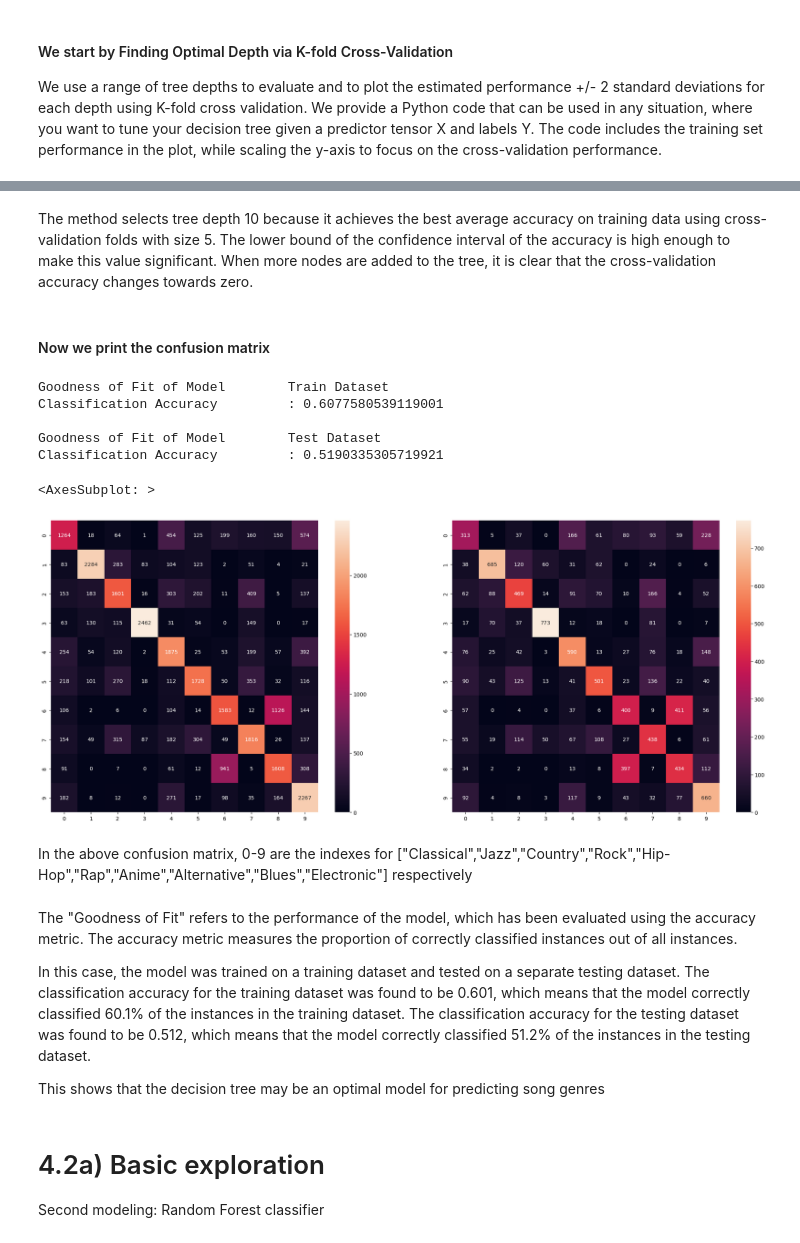
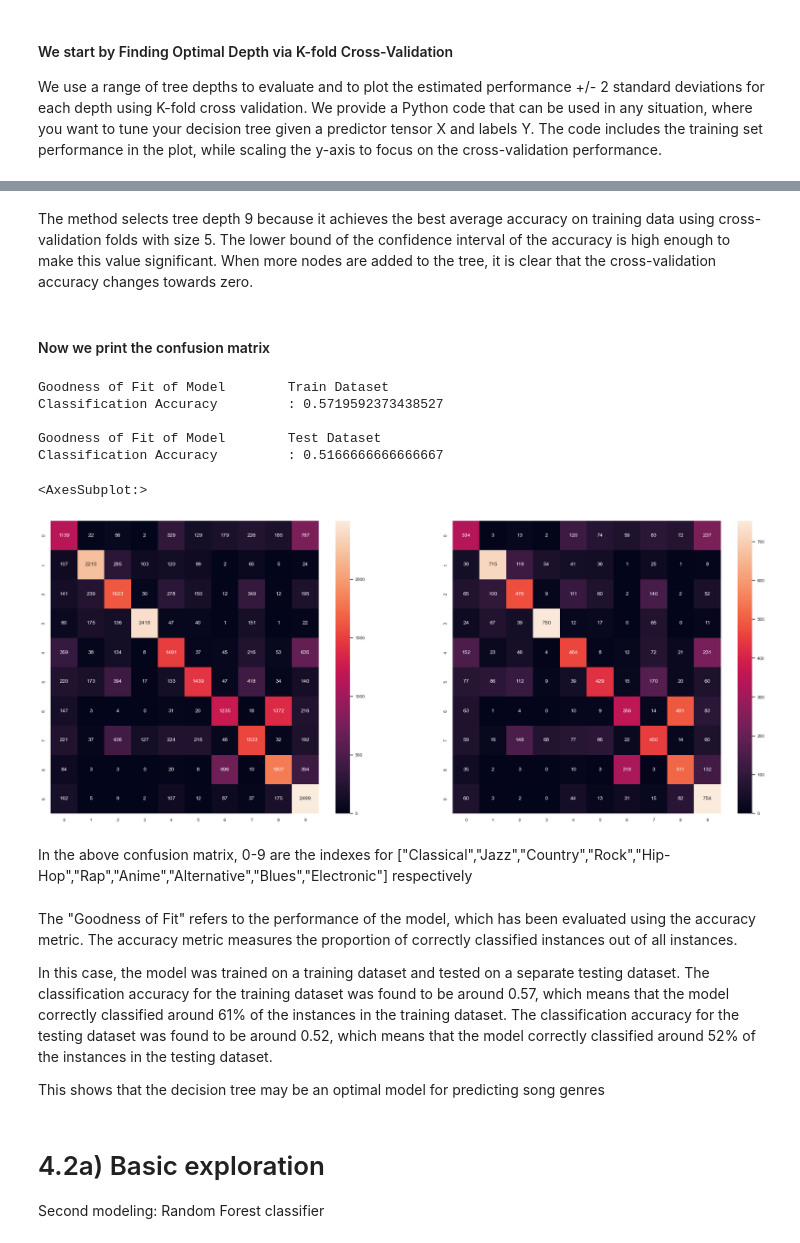
Before and after one commit to tanvi-jain3/SC1015-Song-Genre-Classification, a Jupyter notebook: Data Science Mini_Project.ipynb, the cells around one changed output, grey strips where cells are left out. Cells and saved outputs as stored; diff of their text form; code cells hidden in the pictures.

```diff
--- a/Data Science Mini_Project.ipynb
+++ b/Data Science Mini_Project.ipynb
@@ -773,5 +773,5 @@ The depth-9 tree achieves the best mean cross-validation accuracy 51.17686 +/- 0
 # %% [markdown]
-The method selects tree depth 10 because it achieves the best average accuracy on training data using cross-validation folds with size 5. The lower bound of the confidence interval of the accuracy is high enough to make this value significant. When more nodes are added to the tree, it is clear that the cross-validation accuracy changes towards zero.
+The method selects tree depth 9 because it achieves the best average accuracy on training data using cross-validation folds with size 5. The lower bound of the confidence interval of the accuracy is high enough to make this value significant. When more nodes are added to the tree, it is clear that the cross-validation accuracy changes towards zero.
 # %% [markdown]
 #### Now we print the confusion matrix
 # %%
@@ -780,44 +780,44 @@ y = pd.DataFrame(music['music_genre'])
 X = pd.DataFrame(music[predictors])
 # Split the Dataset into Train and Test
 X_train, X_test, y_train, y_test = train_test_split(X, y, test_size = 0.25)
 # Decision Tree using Train Data
-dectree = DecisionTreeClassifier(max_depth = 10)  # create the decision tree object
+dectree = DecisionTreeClassifier(max_depth = 9)  # create the decision tree object
 dectree.fit(X_train, y_train)                    # train the decision tree model
 
 # Predict Response corresponding to Predictors
 y_train_pred = dectree.predict(X_train)
 y_test_pred = dectree.predict(X_test)
 
 # Check the Goodness of Fit (on Train Data)
 print("Goodness of Fit of Model \tTrain Dataset")
 print("Classification Accuracy \t:", dectree.score(X_train, y_train))
 print()
 
 # Check the Goodness of Fit (on Test Data)
 print("Goodness of Fit of Model \tTest Dataset")
 print("Classification Accuracy \t:", dectree.score(X_test, y_test))
 print()
 
 # Plot the Confusion Matrix for Train and Test
 f, axes = plt.subplots(1, 2, figsize=(25, 10))
 sns.heatmap(confusion_matrix(y_train, y_train_pred),
            annot = True, fmt=".0f", annot_kws={"size": 10}, ax = axes[0])
 sns.heatmap(confusion_matrix(y_test, y_test_pred),
            annot = True, fmt=".0f", annot_kws={"size": 10}, ax = axes[1])
 # %% [output]
 Goodness of Fit of Model        Train Dataset
-Classification Accuracy         : 0.6077580539119001
+Classification Accuracy         : 0.5719592373438527
 
 Goodness of Fit of Model        Test Dataset
-Classification Accuracy         : 0.5190335305719921
+Classification Accuracy         : 0.5166666666666667
-<AxesSubplot: >
+<AxesSubplot:>
-[figure, old version]
+[figure, new version]
 # %% [markdown]
 In the above confusion matrix, 0-9 are the indexes for ["Classical","Jazz","Country","Rock","Hip-Hop","Rap","Anime","Alternative","Blues","Electronic"] respectively
 # %% [markdown]
 The "Goodness of Fit" refers to the performance of the model, which has been evaluated using the accuracy metric. The accuracy metric measures the proportion of correctly classified instances out of all instances.
 
-In this case, the model was trained on a training dataset and tested on a separate testing dataset. The classification accuracy for the training dataset was found to be 0.601, which means that the model correctly classified 60.1% of the instances in the training dataset. The classification accuracy for the testing dataset was found to be 0.512, which means that the model correctly classified 51.2% of the instances in the testing dataset.
+In this case, the model was trained on a training dataset and tested on a separate testing dataset. The classification accuracy for the training dataset was found to be around 0.57, which means that the model correctly classified around 61% of the instances in the training dataset. The classification accuracy for the testing dataset was found to be around 0.52, which means that the model correctly classified around 52% of the instances in the testing dataset.
 
 This shows that the decision tree may be an optimal model for predicting song genres
 # %% [markdown]
```
Also changed, not shown: parts of 30 cells of this notebook.
